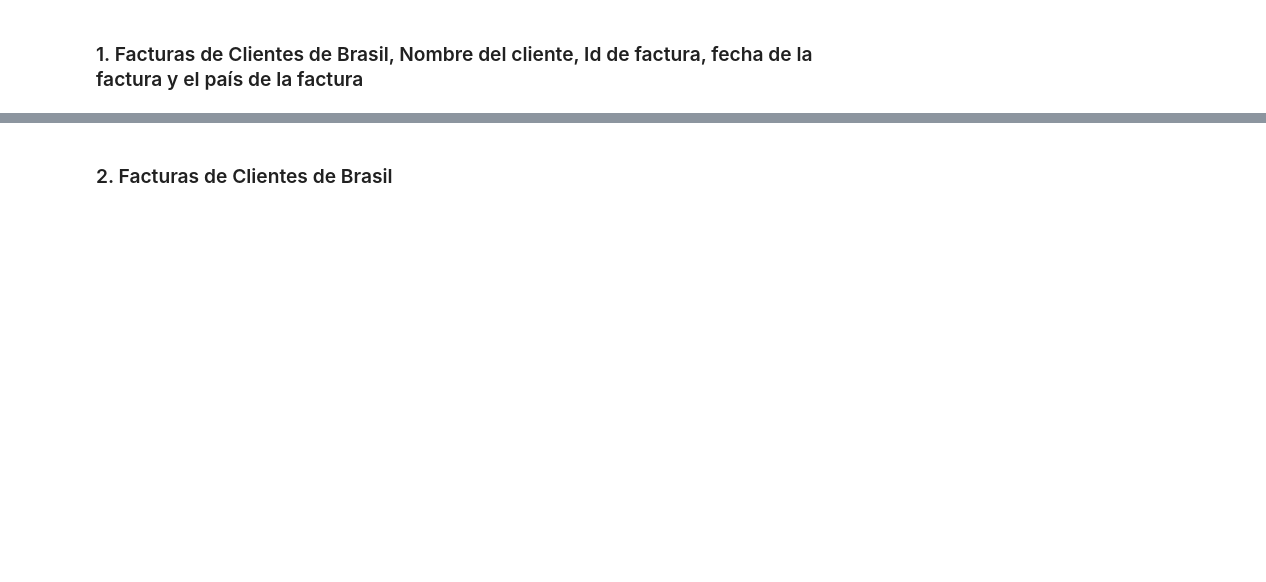
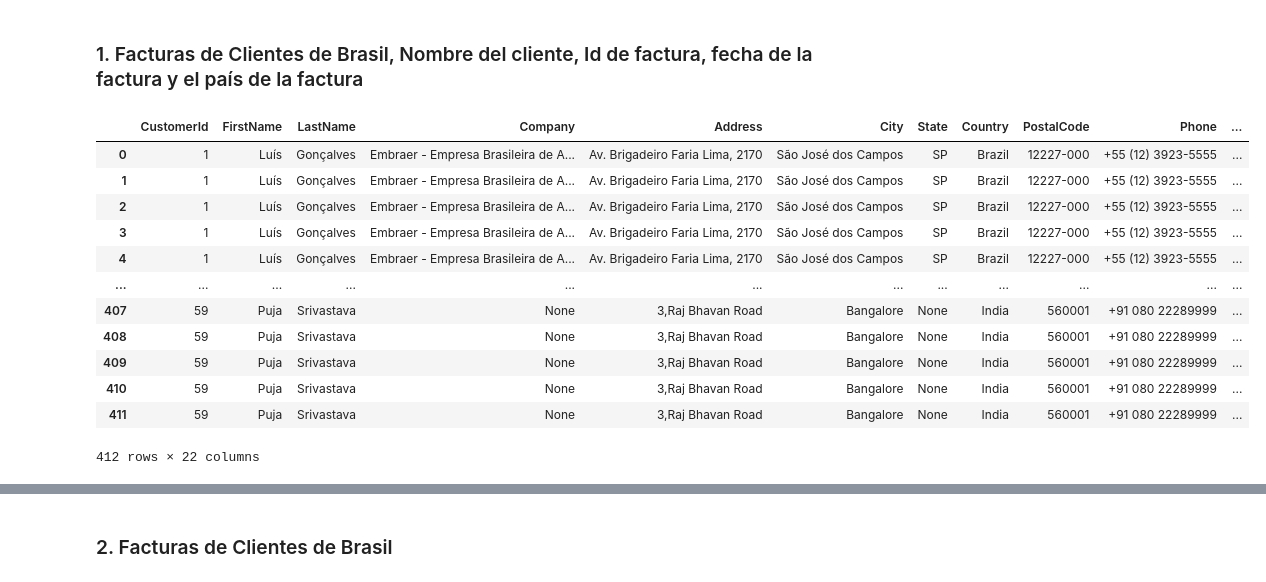
Before and after one commit to isabelpalomarest/thebridgedata, a Jupyter notebook: SQL/Material Alumnos/SQL en Python_chinook.ipynb, the cells around one changed output, grey strips where cells are left out. Saved outputs shown, nothing was run; the diff lists cells and outputs as text; code cells hidden in the pictures; blank space fills up the shorter version.

```diff
--- a/SQL/Material Alumnos/SQL en Python_chinook.ipynb
+++ b/SQL/Material Alumnos/SQL en Python_chinook.ipynb
@@ -84,3 +103,24 @@ Antes de empezar a atacar una base de datos, tendremos que saber qué hay dentro
 ![imagen](./img/chinook_data_model.png)
 # %% [markdown]
 ### 1.	Facturas de Clientes de Brasil, Nombre del cliente, Id de factura, fecha de la factura y el país de la factura
+# %%
+query = """
+SELECT *
+FROM customers, invoices
+WHERE customers.customerId = invoices.CustomerId
+"""
+pd.read_sql_query(query,connection)
+# %% [output]
+|  | CustomerId | FirstName | LastName | Company | Address | City | State | Country | PostalCode | Phone | ... |
+| 0 | 1 | Luís | Gonçalves | Embraer - Empresa Brasileira de A... | Av. Brigadeiro Faria Lima, 2170 | São José dos Campos | SP | Brazil | 12227-000 | +55 (12) 3923-5555 | ... |
+| 1 | 1 | Luís | Gonçalves | Embraer - Empresa Brasileira de A... | Av. Brigadeiro Faria Lima, 2170 | São José dos Campos | SP | Brazil | 12227-000 | +55 (12) 3923-5555 | ... |
+| 2 | 1 | Luís | Gonçalves | Embraer - Empresa Brasileira de A... | Av. Brigadeiro Faria Lima, 2170 | São José dos Campos | SP | Brazil | 12227-000 | +55 (12) 3923-5555 | ... |
+| 3 | 1 | Luís | Gonçalves | Embraer - Empresa Brasileira de A... | Av. Brigadeiro Faria Lima, 2170 | São José dos Campos | SP | Brazil | 12227-000 | +55 (12) 3923-5555 | ... |
+| 4 | 1 | Luís | Gonçalves | Embraer - Empresa Brasileira de A... | Av. Brigadeiro Faria Lima, 2170 | São José dos Campos | SP | Brazil | 12227-000 | +55 (12) 3923-5555 | ... |
+| ... | ... | ... | ... | ... | ... | ... | ... | ... | ... | ... | ... |
+| 407 | 59 | Puja | Srivastava | None | 3,Raj Bhavan Road | Bangalore | None | India | 560001 | +91 080 22289999 | ... |
+| 408 | 59 | Puja | Srivastava | None | 3,Raj Bhavan Road | Bangalore | None | India | 560001 | +91 080 22289999 | ... |
+| 409 | 59 | Puja | Srivastava | None | 3,Raj Bhavan Road | Bangalore | None | India | 560001 | +91 080 22289999 | ... |
+| 410 | 59 | Puja | Srivastava | None | 3,Raj Bhavan Road | Bangalore | None | India | 560001 | +91 080 22289999 | ... |
+| 411 | 59 | Puja | Srivastava | None | 3,Raj Bhavan Road | Bangalore | None | India | 560001 | +91 080 22289999 | ... |
+412 rows × 22 columns
```
Also changed, not shown: parts of 10 cells of this notebook, 24 other files.
